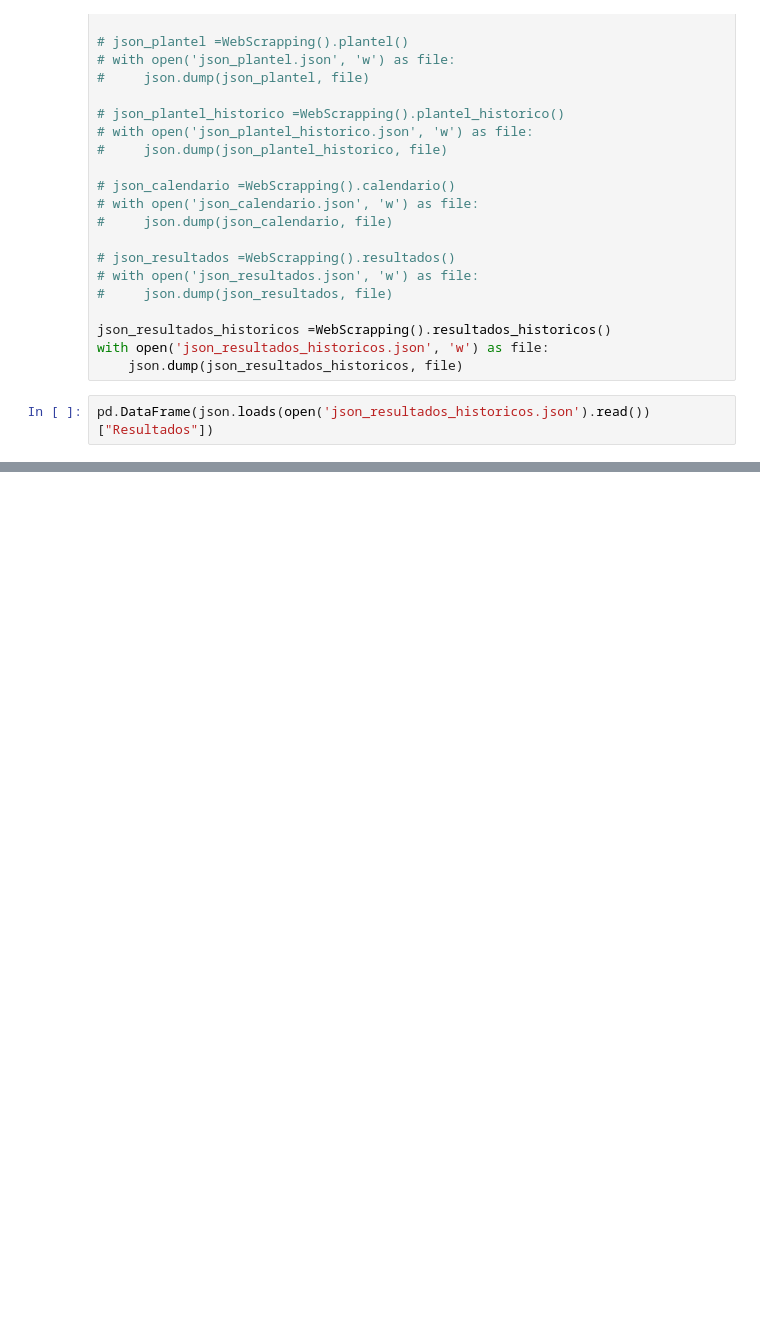
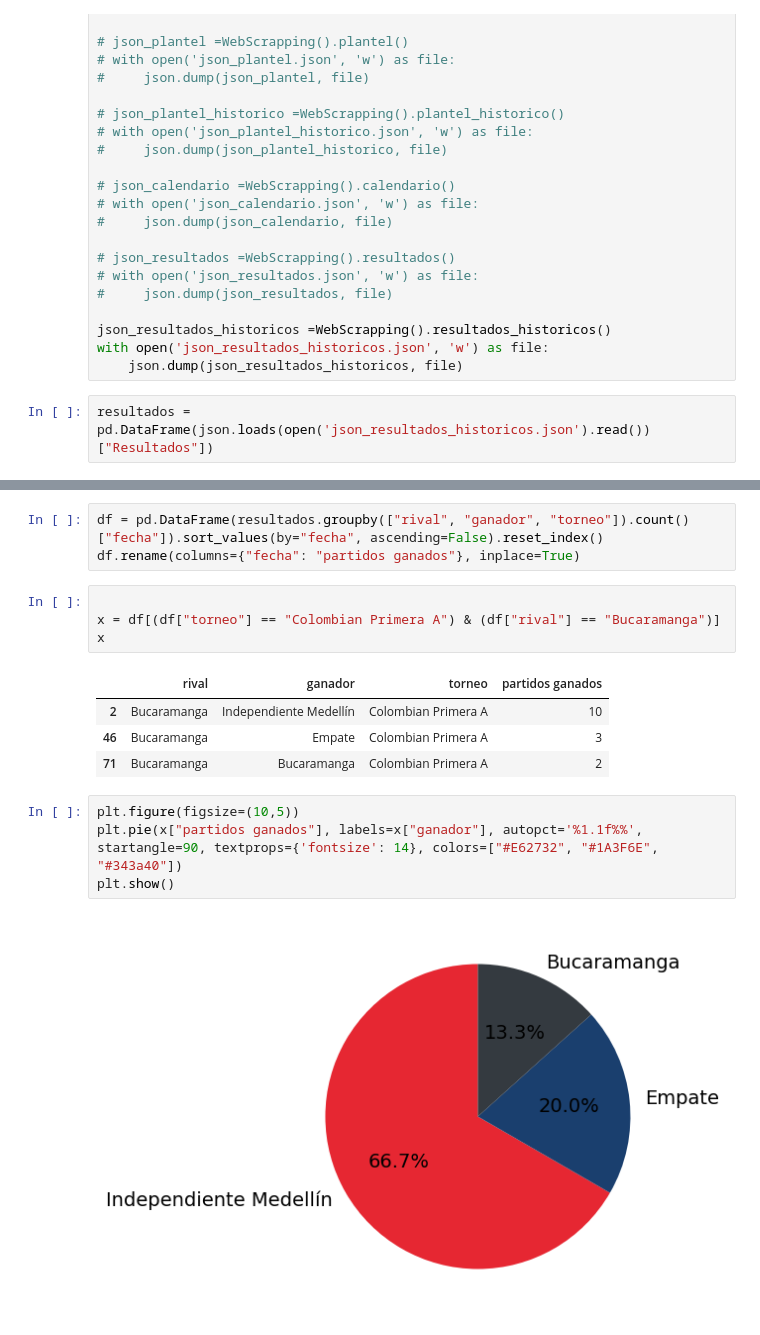
Before and after one commit to DeiviGT1/DS, a Jupyter notebook: prubeas.ipynb, the cells around one changed output, grey strips where cells are left out. Drawn from its saved outputs; the diff is of its cells as text; blank space fills up the shorter version.

```diff
--- a/prubeas.ipynb
+++ b/prubeas.ipynb
@@ -465,4 +485,4 @@ json_resultados_historicos =WebScrapping().resultados_historicos()
 with open('json_resultados_historicos.json', 'w') as file:
     json.dump(json_resultados_historicos, file)
 # %%
-pd.DataFrame(json.loads(open('json_resultados_historicos.json').read())["Resultados"])
+resultados = pd.DataFrame(json.loads(open('json_resultados_historicos.json').read())["Resultados"])
@@ -482,0 +489,18 @@ pd.DataFrame(json.loads(open('json_resultados_historicos.json').read())["Resulta
+# %%
+df = pd.DataFrame(resultados.groupby(["rival", "ganador", "torneo"]).count()["fecha"]).sort_values(by="fecha", ascending=False).reset_index()
+df.rename(columns={"fecha": "partidos ganados"}, inplace=True)
+# %%
+
+x = df[(df["torneo"] == "Colombian Primera A") & (df["rival"] == "Bucaramanga")]
+x
+# %% [output]
+|  | rival | ganador | torneo | partidos ganados |
+| 2 | Bucaramanga | Independiente Medellín | Colombian Primera A | 10 |
+| 46 | Bucaramanga | Empate | Colombian Primera A | 3 |
+| 71 | Bucaramanga | Bucaramanga | Colombian Primera A | 2 |
+# %%
+plt.figure(figsize=(10,5))
+plt.pie(x["partidos ganados"], labels=x["ganador"], autopct='%1.1f%%', startangle=90, textprops={'fontsize': 14}, colors=["#E62732", "#1A3F6E", "#343a40"])
+plt.show()
+# %% [output]
+[figure, added]
```
Also changed, not shown: parts of 3 cells of this notebook, 5 other files.
